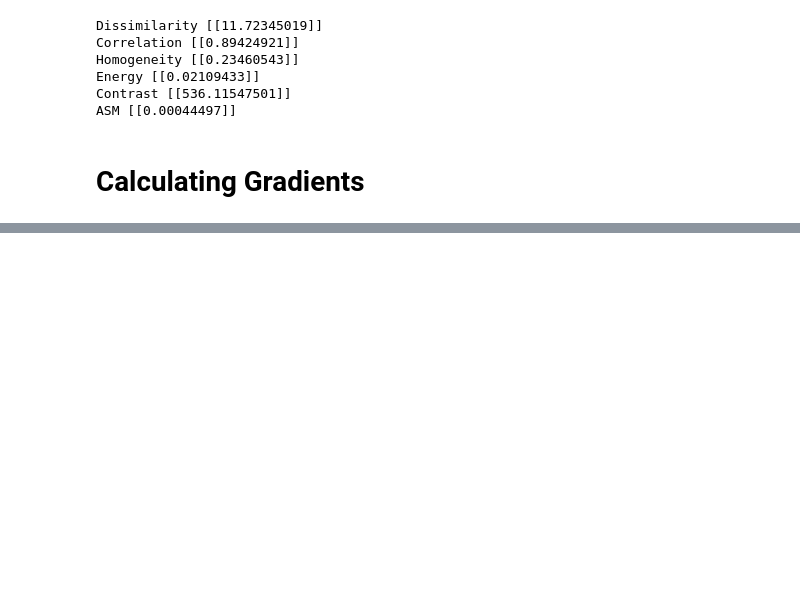
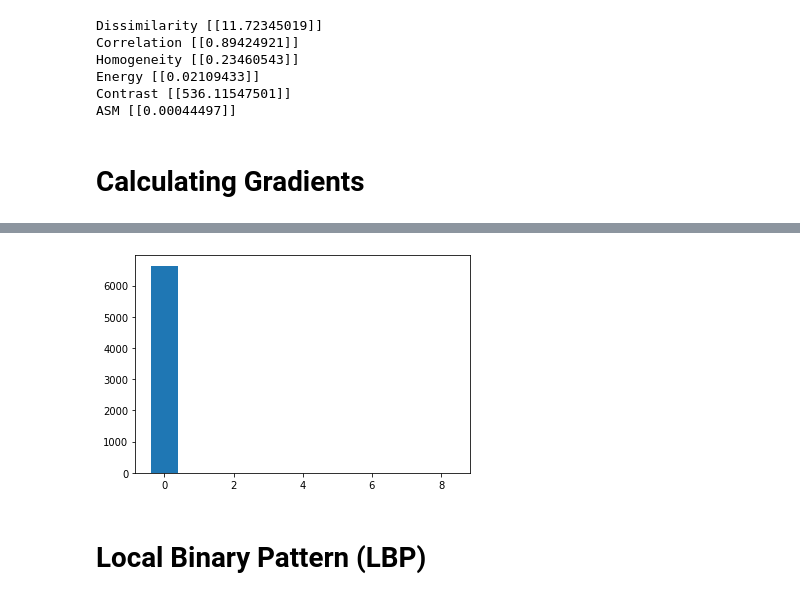
Before and after one commit to rosiindahag/-practice-_computer_vision, a Jupyter notebook: lat_from_Practical_Computer_Vision_App_Book.ipynb, the cells around one changed output, grey strips where cells are left out. Cells and saved outputs as stored; diff of their text form; code cells hidden in the pictures; blank space fills up the shorter version.

```diff
--- a/lat_from_Practical_Computer_Vision_App_Book.ipynb
+++ b/lat_from_Practical_Computer_Vision_App_Book.ipynb
@@ -254,0 +266,13 @@ def calculate_gradient(img,template):
+# %%
+def gradient_magnitude(horizontal_gradient, vertical_gradient):
+  horizontal_gradient_square = np.power(horizontal_gradient, 2)
+  vertical_gradient_square = np.power(vertical_gradient, 2)
+  sum_squares = horizontal_gradient_square + vertical_gradient_square
+  grad_magnitude = np.sqrt(sum_squares)
+  return grad_magnitude
+# %%
+def gradient_direction(horizontal_gradient, vertical_gradient):
+  grad_direction = np.arctan(vertical_gradient/(horizontal_gradient+0.00000001)) #0.00000001 to avoid dividing by zero
+  grad_direction = np.rad2deg(grad_direction)
+  grad_direction = grad_direction % 180
+  return grad_direction
@@ -254,0 +308,27 @@ def calculate_gradient(img,template):
+# %%
+img_x = skimage.io.imread("23.JPG")
+if img_x.ndim > 2:
+  img_x = img_x[:,:,0]
+
+horizontal_mask = np.array([-1,0,1])
+vertical_mask = np.array([[-1],[0],[1]])
+
+horizontal_gradient = calculate_gradient(img_x, horizontal_mask)
+vertical_gradient = calculate_gradient(img_x, vertical_mask)
+
+grad_magnitude = gradient_magnitude(horizontal_gradient, vertical_gradient)
+grad_direction = gradient_direction(horizontal_gradient, vertical_gradient)
+
+grad_direction = grad_direction[:8,:8]
+hist_bins = np.array([10,30,50,70,90,110,130,150,170])
+
+cell_direction = grad_direction[:8,:8]
+cell_magnitude = grad_magnitude[:8,:8]
+HOG_cell_hist = HOG_cell_histogram(cell_direction, cell_magnitude)
+
+plt.bar(x=np.arange(9), height=HOG_cell_hist, align="center", width=0.8)
+plt.show()
+# %% [output]
+[figure, added]
+# %% [markdown]
+# Local Binary Pattern (LBP)
```
Also changed, not shown: parts of 6 cells of this notebook.
